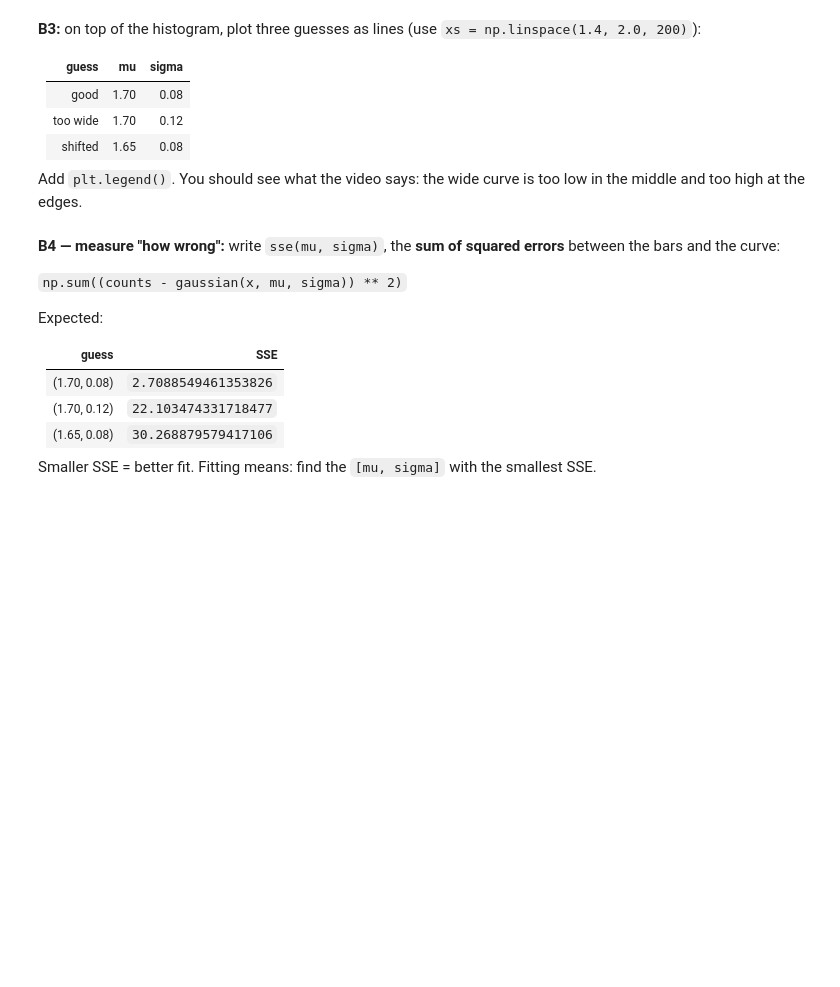
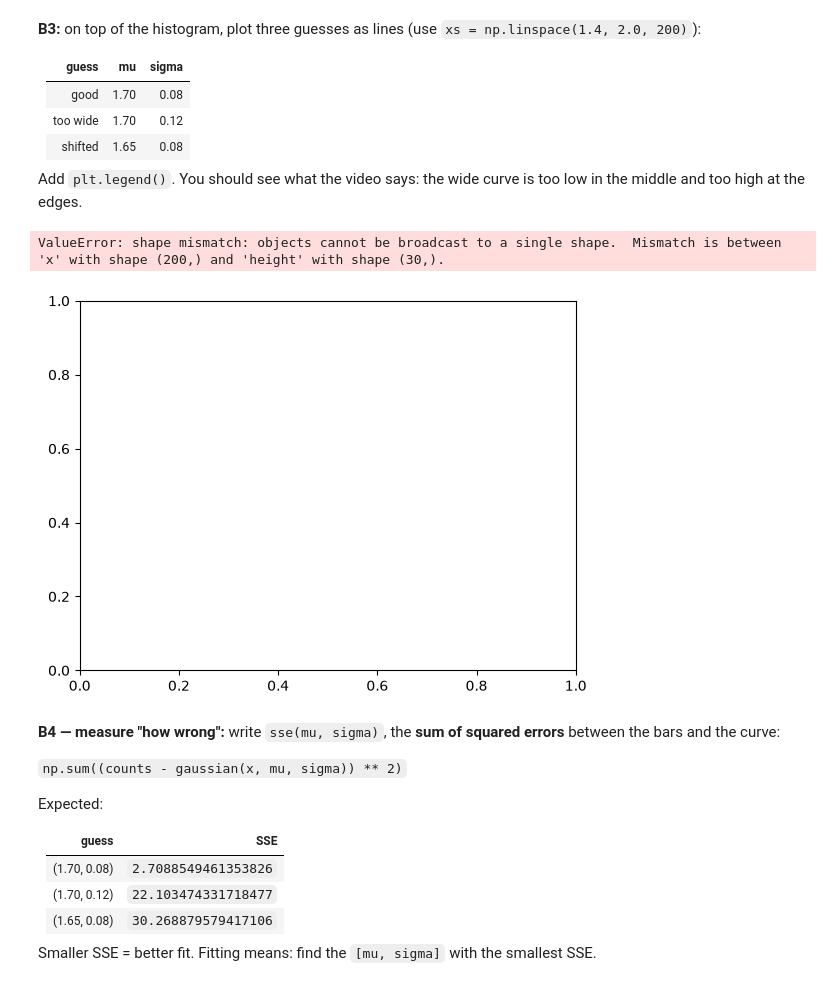
Before and after one commit to MinhHieu15/Linear-Algebra-from-scratch, a Jupyter notebook: notebooks/day04_parameter_space.ipynb, the cells around one changed output. Cells and saved outputs as stored; diff of their text form; code cells hidden in the pictures; blank space fills up the shorter version.

```diff
--- a/notebooks/day04_parameter_space.ipynb
+++ b/notebooks/day04_parameter_space.ipynb
@@ -73,6 +114,3 @@ Expected: a bell shape, centred around 1.70 m, highest bar a bit above 5.
 **B2:** write `gaussian(x, mu, sigma)` that returns the formula above. Use `np.exp`, `np.sqrt`, `np.pi`.
 
 Check: `gaussian(1.70, 1.70, 0.08)` → `4.986778505017909` and `gaussian(1.78, 1.70, 0.08)` → `3.0246340564892895`.
-# %%
-def gaussian(x, mu, sigma):
-    ...
@@ -86,6 +136,23 @@ def gaussian(x, mu, sigma):
 | shifted | 1.65 | 0.08 |
 
 Add `plt.legend()`. You should see what the video says: the wide curve is too low in the middle and too high at the edges.
+# %%
+xs = np.linspace(1.4, 2.0, 200)
+
+plt.bar(x, counts, width=0.02, alpha=0.5, label="Histogram")
+
+plt.plot(xs, gaussian(xs, 1.70, 0.08), label="Good")
+plt.plot(xs, gaussian(xs, 1.70, 0.12), label="Too wide")
+plt.plot(xs, gaussian(xs, 1.65, 0.08), label="shifted")
+
+plt.legend()
+
+plt.xlabel("Height(m)")
+plt.ylabel("Density")
+plt.title("Height distribution")
+# %% [output]
+ValueError: shape mismatch: objects cannot be broadcast to a single shape.  Mismatch is between 'x' with shape (200,) and 'height' with shape (30,).
+[figure, added]
 # %% [markdown]
 **B4 — measure "how wrong":** write `sse(mu, sigma)`, the **sum of squared errors** between the bars and the curve:
 
```
Also changed, not shown: parts of 7 cells of this notebook, 2 other files.
